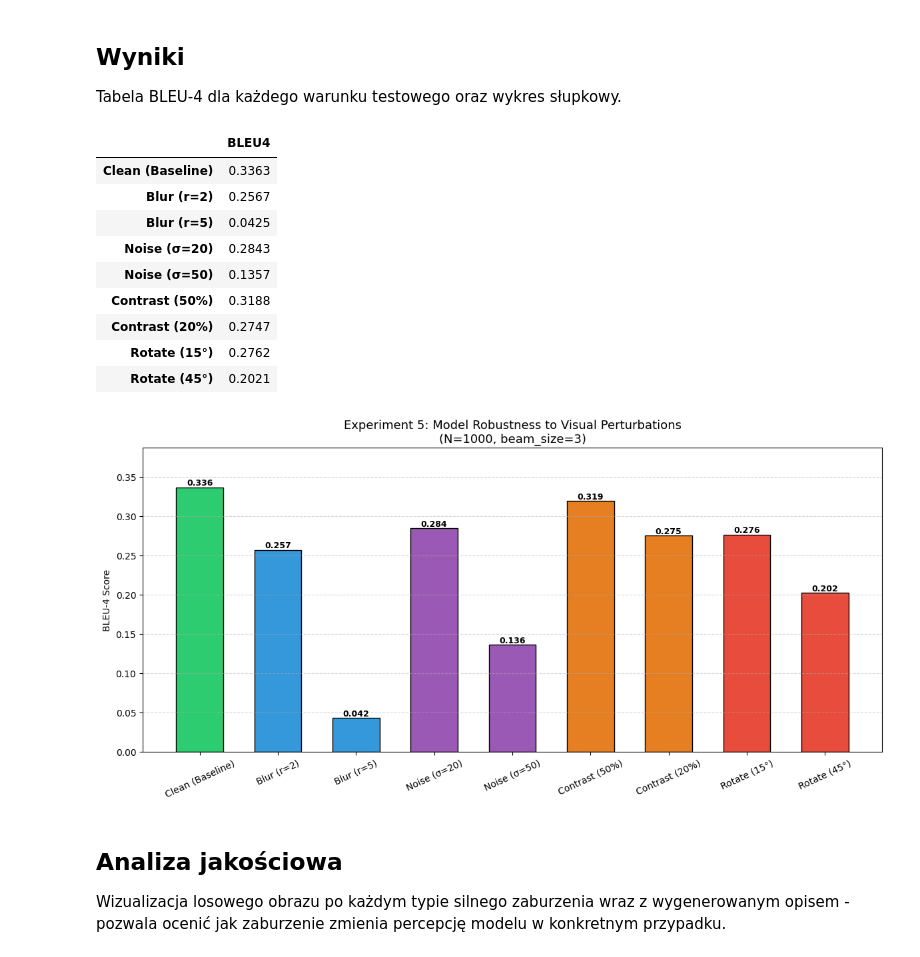
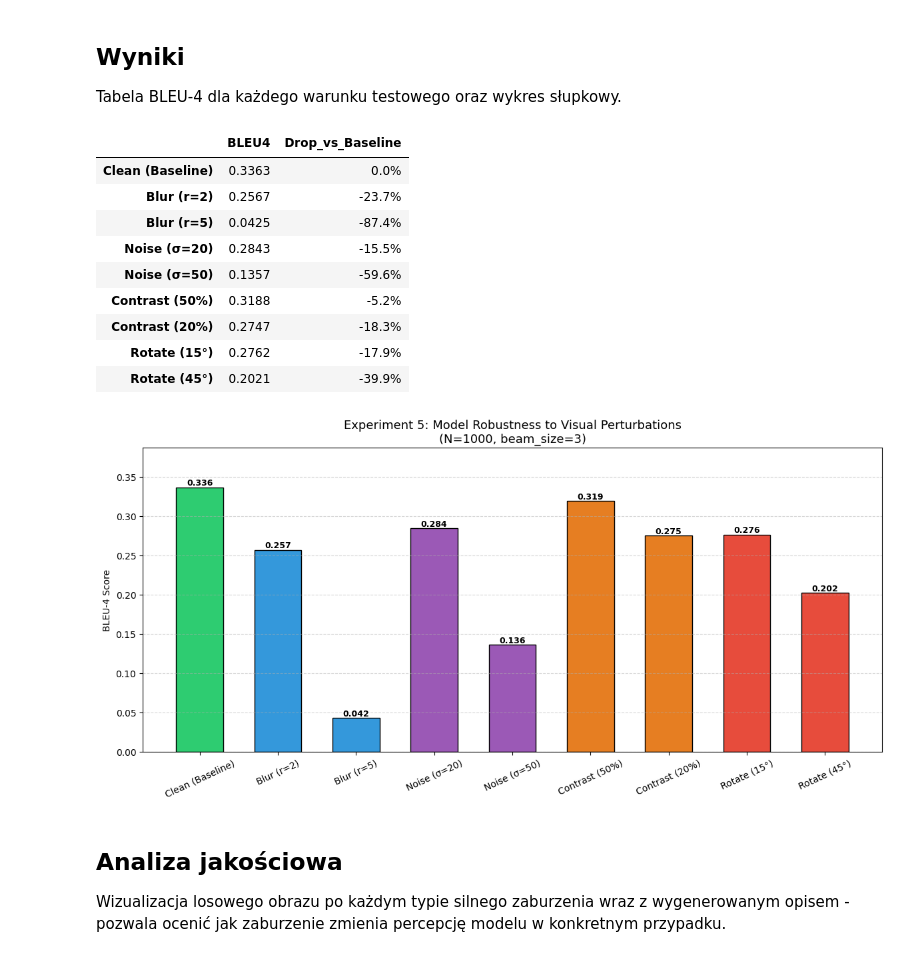
Before and after one commit to christopher-dabrowski/Show-and-Tell, a Jupyter notebook: eksperymenty/eksperyment-5.ipynb, the cells around one changed output. Saved outputs shown, nothing was run; the diff lists cells and outputs as text; code cells hidden in the pictures.

```diff
--- a/eksperymenty/eksperyment-5.ipynb
+++ b/eksperymenty/eksperyment-5.ipynb
@@ -149,35 +149,39 @@ for p_type, severity, label in test_suite:
 Tabela BLEU-4 dla każdego warunku testowego oraz wykres słupkowy.
 # %%
 df_rob = pd.DataFrame.from_dict(robustness_results, orient='index', columns=['BLEU4'])
+
+baseline = df_rob['BLEU4'].iloc[0]
+df_rob['Drop_vs_Baseline'] = ((df_rob['BLEU4'] - baseline) / baseline * 100).round(1).astype(str) + '%'
+
 display(df_rob.round(4))
 
 colors = ['#2ecc71'] + ['#3498db']*2 + ['#9b59b6']*2 + ['#e67e22']*2 + ['#e74c3c']*2
 
 fig, ax = plt.subplots(figsize=(12, 6))
 bars = ax.bar(df_rob.index, df_rob['BLEU4'], color=colors, width=0.6, edgecolor='black')
 
 for bar in bars:
     ax.text(bar.get_x() + bar.get_width()/2, bar.get_height() + 0.003,
             f"{bar.get_height():.3f}", ha='center', fontsize=9, fontweight='bold')
 
 ax.set_title('Experiment 5: Model Robustness to Visual Perturbations\n(N=1000, beam_size=3)', fontsize=13)
 ax.set_ylabel('BLEU-4 Score')
 ax.set_ylim(0, df_rob['BLEU4'].max() * 1.15)
 ax.tick_params(axis='x', rotation=25)
 ax.grid(axis='y', linestyle='--', alpha=0.5)
 plt.tight_layout()
 plt.show()
 # %% [output]
-|  | BLEU4 |
-| Clean (Baseline) | 0.3363 |
-| Blur (r=2) | 0.2567 |
-| Blur (r=5) | 0.0425 |
-| Noise (σ=20) | 0.2843 |
-| Noise (σ=50) | 0.1357 |
-| Contrast (50%) | 0.3188 |
-| Contrast (20%) | 0.2747 |
-| Rotate (15°) | 0.2762 |
-| Rotate (45°) | 0.2021 |
+|  | BLEU4 | Drop_vs_Baseline |
+| Clean (Baseline) | 0.3363 | 0.0% |
+| Blur (r=2) | 0.2567 | -23.7% |
+| Blur (r=5) | 0.0425 | -87.4% |
+| Noise (σ=20) | 0.2843 | -15.5% |
+| Noise (σ=50) | 0.1357 | -59.6% |
+| Contrast (50%) | 0.3188 | -5.2% |
+| Contrast (20%) | 0.2747 | -18.3% |
+| Rotate (15°) | 0.2762 | -17.9% |
+| Rotate (45°) | 0.2021 | -39.9% |
 [figure]
 # %% [markdown]
 ## Analiza jakościowa
```
Also changed, not shown: parts of 3 cells of this notebook, 5 other files.
